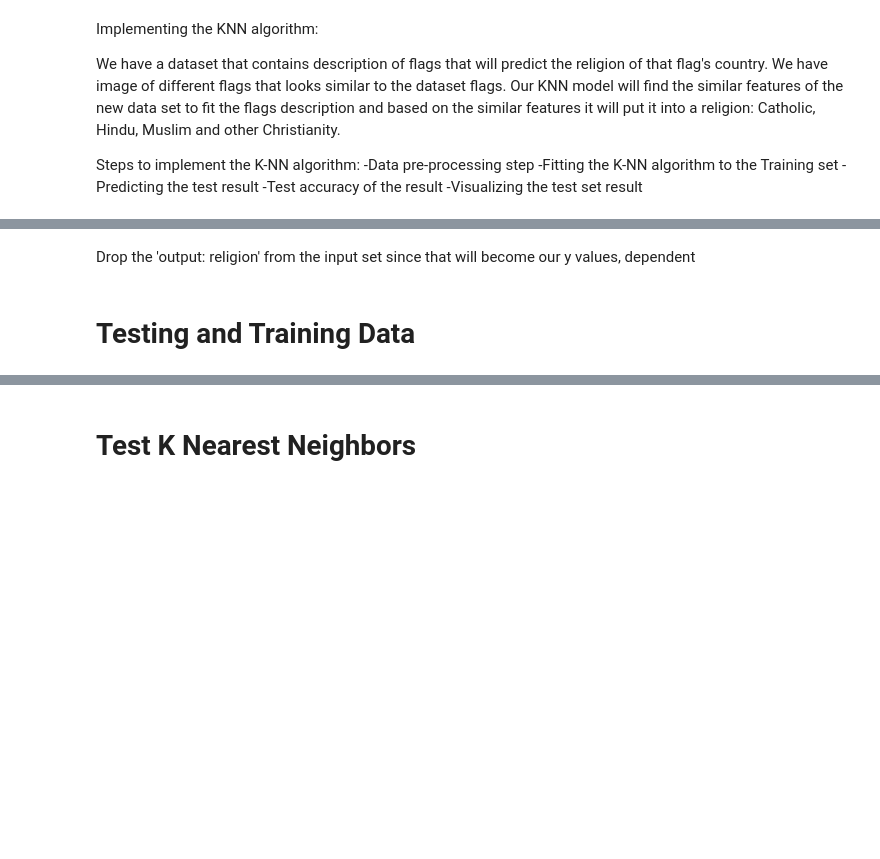
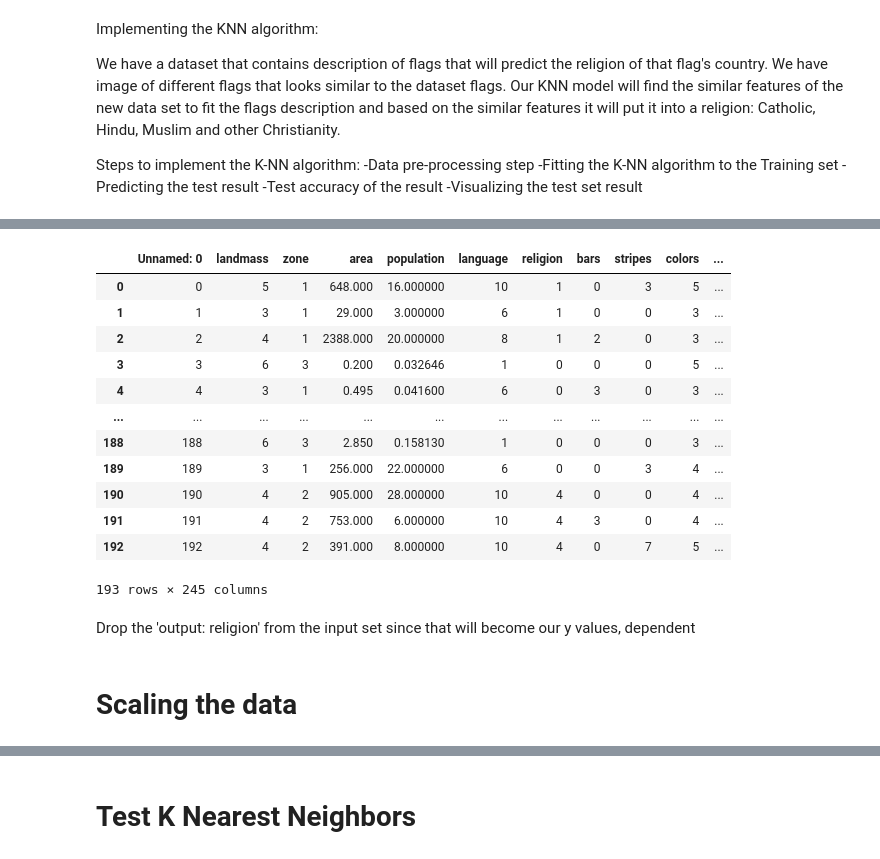
Before and after one commit to zpoeschl/flags_and_religion, a Jupyter notebook: static/data/flag- KNN.ipynb, the cells around one changed output, grey strips where cells are left out. Saved outputs shown, nothing was run; the diff lists cells and outputs as text; code cells hidden in the pictures; blank space fills up the shorter version.

```diff
--- a/static/data/flag- KNN.ipynb
+++ b/static/data/flag- KNN.ipynb
@@ -34,3 +65,18 @@ flag.head()
 # %%
 flag = pd.get_dummies(flag)
+flag
+# %% [output]
+|  | Unnamed: 0 | landmass | zone | area | population | language | religion | bars | stripes | colors | ... |
+| 0 | 0 | 5 | 1 | 648.000 | 16.000000 | 10 | 1 | 0 | 3 | 5 | ... |
+| 1 | 1 | 3 | 1 | 29.000 | 3.000000 | 6 | 1 | 0 | 0 | 3 | ... |
+| 2 | 2 | 4 | 1 | 2388.000 | 20.000000 | 8 | 1 | 2 | 0 | 3 | ... |
+| 3 | 3 | 6 | 3 | 0.200 | 0.032646 | 1 | 0 | 0 | 0 | 5 | ... |
+| 4 | 4 | 3 | 1 | 0.495 | 0.041600 | 6 | 0 | 3 | 0 | 3 | ... |
+| ... | ... | ... | ... | ... | ... | ... | ... | ... | ... | ... | ... |
+| 188 | 188 | 6 | 3 | 2.850 | 0.158130 | 1 | 0 | 0 | 0 | 3 | ... |
+| 189 | 189 | 3 | 1 | 256.000 | 22.000000 | 6 | 0 | 0 | 3 | 4 | ... |
+| 190 | 190 | 4 | 2 | 905.000 | 28.000000 | 10 | 4 | 0 | 0 | 4 | ... |
+| 191 | 191 | 4 | 2 | 753.000 | 6.000000 | 10 | 4 | 3 | 0 | 4 | ... |
+| 192 | 192 | 4 | 2 | 391.000 | 8.000000 | 10 | 4 | 0 | 7 | 5 | ... |
+193 rows × 245 columns
 # %%
@@ -38,6 +84,6 @@ X = flag.drop(columns='religion')
 y = flag.religion
 # %% [markdown]
 Drop the 'output: religion' from the input set since that will become our y values, dependent
-# %% [markdown]
-# Testing and Training Data
+# %% [markdown]
+# Scaling the data
 # %%
```
Also changed, not shown: parts of 17 cells of this notebook, 2 other files.
